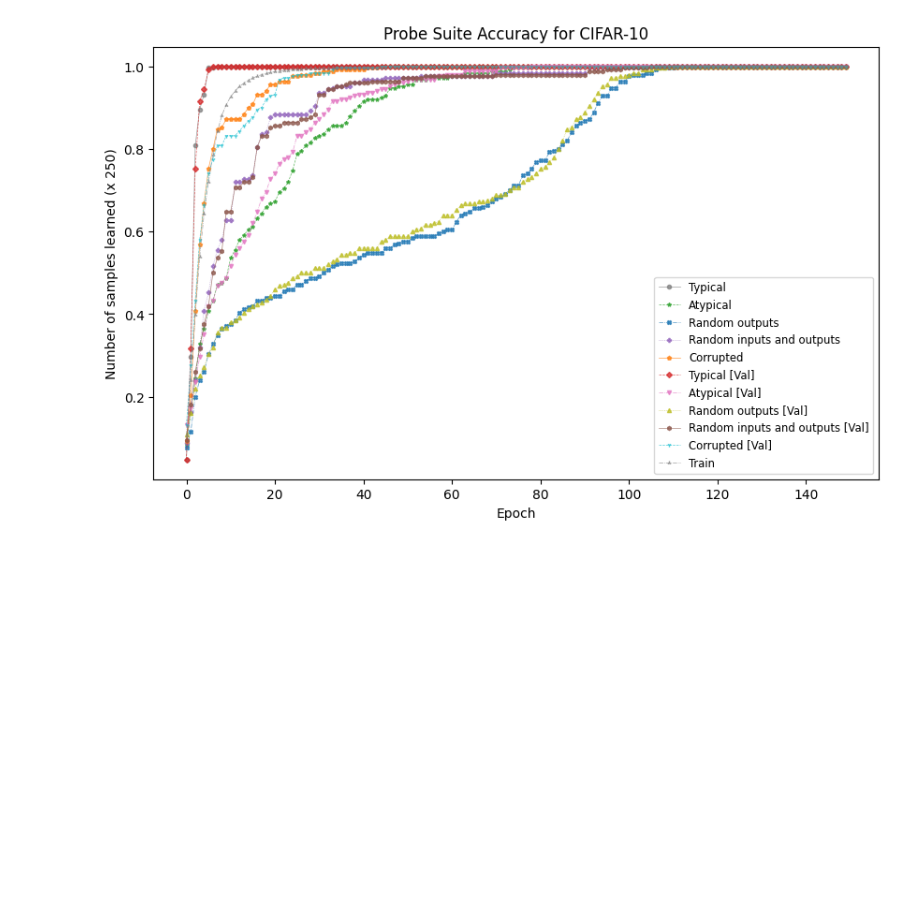
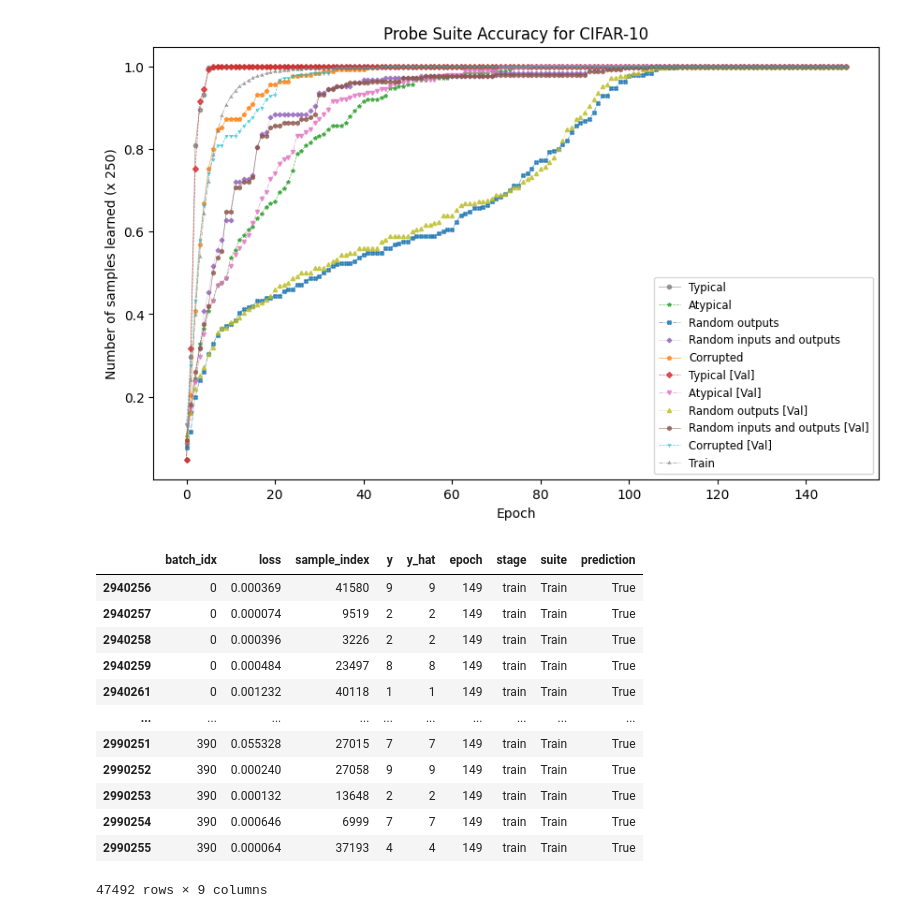
Before and after one commit to jhoffe/bsc_metadata_archeology, a Jupyter notebook: notebooks/loss_dataset_test.ipynb, the cells around one changed output. Saved outputs shown, nothing was run; the diff lists cells and outputs as text; code cells hidden in the pictures; blank space fills up the shorter version.

```diff
--- a/notebooks/loss_dataset_test.ipynb
+++ b/notebooks/loss_dataset_test.ipynb
@@ -241,0 +299,18 @@ Text(0, 0.5, 'Number of samples learned (x 250)')
+# %%
+epoch_train_group = temp_train.groupby(["epoch"]).get_group(149)
+epoch_train_group = epoch_train_group[epoch_train_group['sample_index'].isin(learned["Train"])]
+epoch_train_group
+# %% [output]
+|  | batch_idx | loss | sample_index | y | y_hat | epoch | stage | suite | prediction |
+| 2940256 | 0 | 0.000369 | 41580 | 9 | 9 | 149 | train | Train | True |
+| 2940257 | 0 | 0.000074 | 9519 | 2 | 2 | 149 | train | Train | True |
+| 2940258 | 0 | 0.000396 | 3226 | 2 | 2 | 149 | train | Train | True |
+| 2940259 | 0 | 0.000484 | 23497 | 8 | 8 | 149 | train | Train | True |
+| 2940261 | 0 | 0.001232 | 40118 | 1 | 1 | 149 | train | Train | True |
+| ... | ... | ... | ... | ... | ... | ... | ... | ... | ... |
+| 2990251 | 390 | 0.055328 | 27015 | 7 | 7 | 149 | train | Train | True |
+| 2990252 | 390 | 0.000240 | 27058 | 9 | 9 | 149 | train | Train | True |
+| 2990253 | 390 | 0.000132 | 13648 | 2 | 2 | 149 | train | Train | True |
+| 2990254 | 390 | 0.000646 | 6999 | 7 | 7 | 149 | train | Train | True |
+| 2990255 | 390 | 0.000064 | 37193 | 4 | 4 | 149 | train | Train | True |
+47492 rows × 9 columns
```
Also changed, not shown: parts of 7 cells of this notebook, 4 other files.
